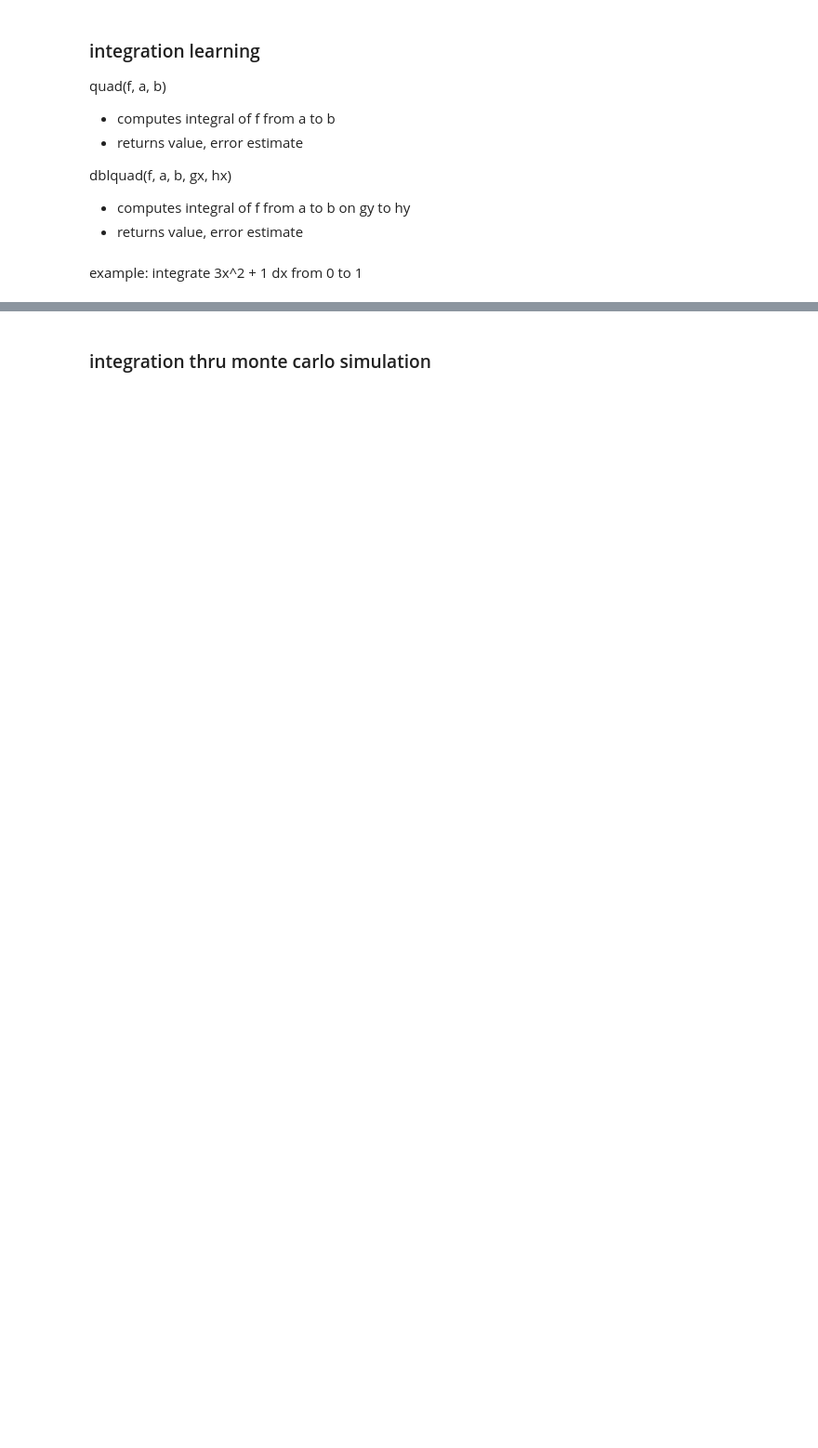
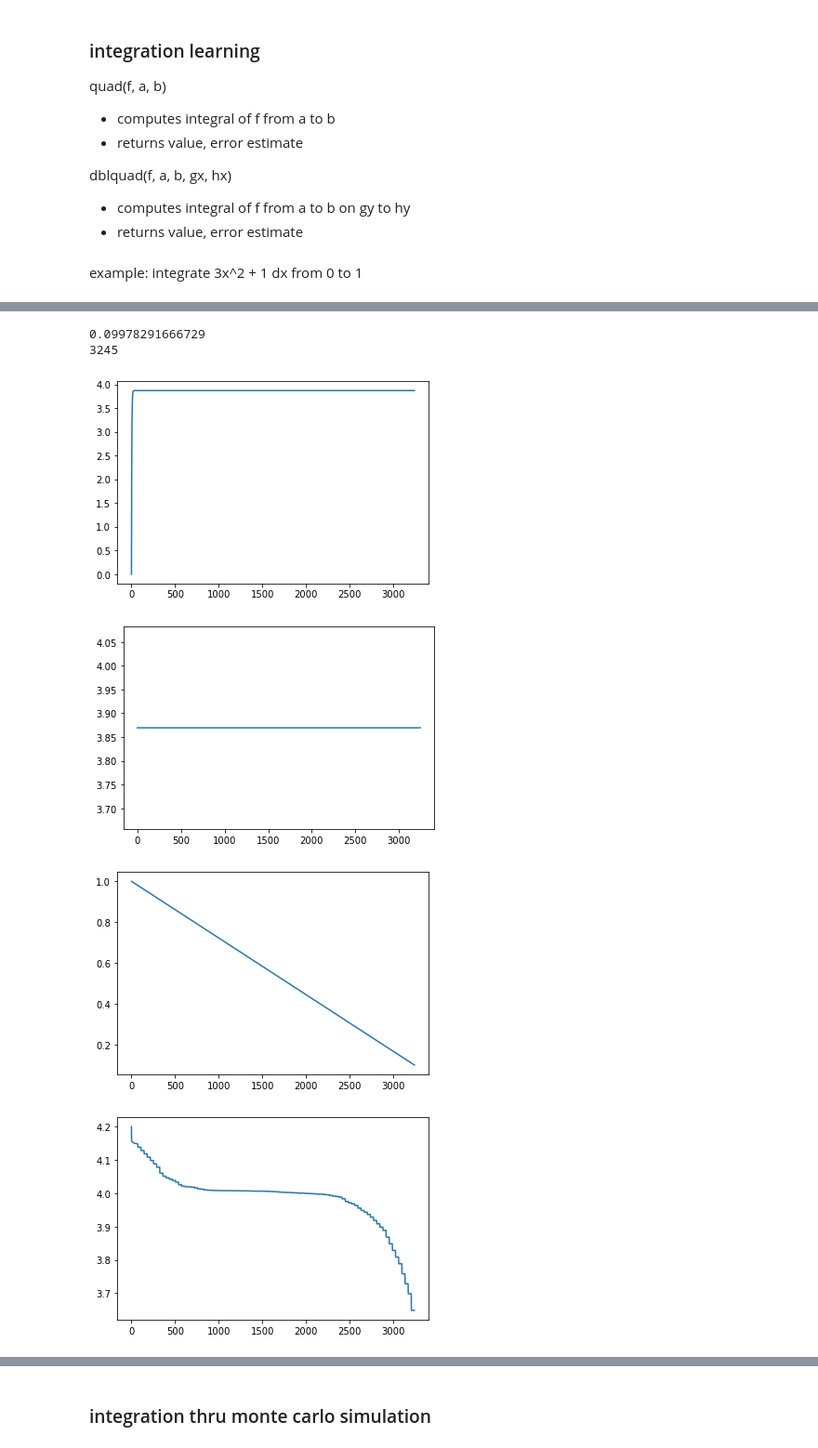
Before and after one commit to hazrmard/AirplaneFaultTolerance, a Jupyter notebook: powertrain.ipynb, the cells around one changed output, grey strips where cells are left out. Shown: that part at 93% size. Saved outputs shown, nothing was run; the diff lists cells and outputs as text; code cells hidden in the pictures; blank space fills up the shorter version.

```diff
--- a/powertrain.ipynb
+++ b/powertrain.ipynb
@@ -183,11 +214,12 @@ cell = DiscreteBatteryCell(**battery_curves)
 - the cell capacity is 3.8695 mAh, so, i should be ~3600
 - the cell asymptotically approaches the eod, so have to stop slightly above
 # %%
+dbcell.reset()
 i = 0
-while(cell.ocv > (cell.eod * 1.005)):
-    cell.step(1, 3.8695)
+while(dbcell.ocv > (dbcell.eod * 1.005)):
+    dbcell.step(1, 3.8695)
     i += 1
-print(cell.ocv)
+print(dbcell.ocv)
 print(i)
 # %% [output]
 [3.04926653]
@@ -198,10 +227,3 @@ print(i)
-# %%
-i = 0
-while(battery.ocv > (battery.eod * 1.005)):
-    battery.step(1, 3.8695)
-    i += 1
-print(battery.ocv)
-print(i)
 # %% [markdown]
 ### integration learning
 quad(f, a, b)
@@ -286,0 +302,48 @@ plt.plot(t1,v)
+# %%
+#for i in range(0, 5000):
+
+
+def discrete_test():
+    dbcell.reset()
+
+    dt = 1/3600 # 1.0 seconds
+
+    currents = []
+    socs = []
+    ocvs = []
+    Irs = []
+    i = 0
+    while(dbcell.z > .1):
+#         if(i < 1000):
+#             c = np.random.uniform(0.0, 1.0)
+#         elif(i >= 1000 and i <= 3000):
+#             c = np.random.uniform(1.0, 2.0)
+#         elif(i >= 3000 and i <= 6000):
+#             c = np.random.uniform(2.8, 3.2)
+#         else:
+#             c = np.random.uniform(1.8, 2.2)
+        currents.append(c)
+        socs.append(dbcell.z)
+        ocvs.append(dbcell.ocv)
+        Irs.append(dbcell.Ir)
+        dbcell.step(1, c)
+        i += 1
+    print(cbcell.z)
+    print(i)
+    plt.plot(Irs)
+    plt.show()
+    plt.plot(currents)
+    plt.show()
+    plt.plot(socs)
+    plt.show()
+    plt.plot(ocvs)
+    plt.show()
+    return ocvs
+docvs = discrete_test()
+# %% [output]
+0.09978291666729
+3245
+[figure, added]
+[figure, added]
+[figure, added]
+[figure, added]
```
Also changed, not shown: parts of 28 cells of this notebook.
